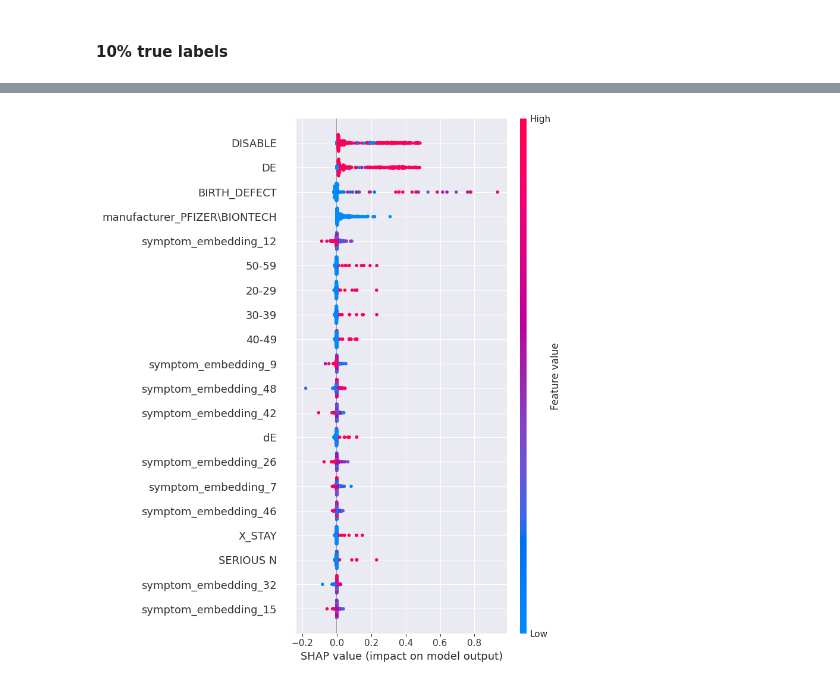
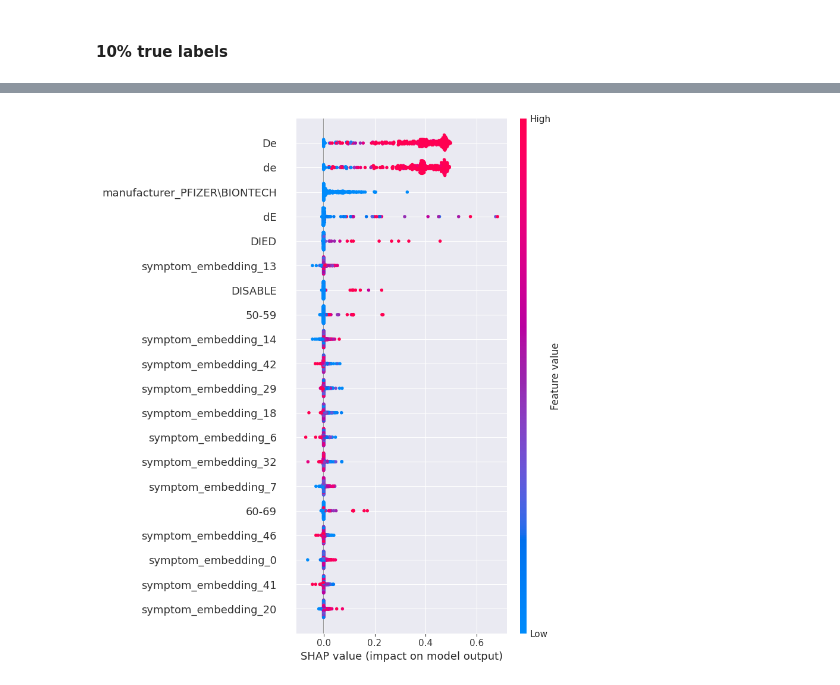
Before and after one commit to ZaNioxX/Masterarbeit, a Jupyter notebook: Machine_Learning/SHAP.ipynb, the cells around one changed output, grey strips where cells are left out. Cells and saved outputs as stored; diff of their text form; code cells hidden in the pictures.

```diff
--- a/Machine_Learning/SHAP.ipynb
+++ b/Machine_Learning/SHAP.ipynb
@@ -66,5 +178,6 @@ shap.summary_plot(shap_values, X_test_10)
 # %%
 with open('../Machine_Learning/Models/Logistic Regression_model_5.pkl', 'rb') as f:
     logreg_5 = pickle.load(f)
-    X_train_5 = pd.read_csv('data/X_train_unique_5.csv')
+    X_train_5 = pd.read_csv('data/X_train_unique_5_shuffled.csv')
+    X_test_5 = pd.read_csv('data/X_test_unique_5_shuffled.csv')
 # %%
@@ -82,4 +303,5 @@ shap.summary_plot(shap_values, X_test_5)
 # %%
 with open('../Machine_Learning/Models/Logistic Regression_model_10.pkl', 'rb') as f:
     logreg_10 = pickle.load(f)
-    X_train_10 = pd.read_csv('data/X_train_unique_10.csv')
+    X_train_10 = pd.read_csv('data/X_train_unique_10_shuffled.csv')
+    X_test_10 = pd.read_csv('data/X_test_unique_10_shuffled.csv')
@@ -146,3 +790,13 @@ shap.summary_plot(shap_values, X_test_5)
 # %%
 with open('../Machine_Learning/Models/Naive Bayes_model_10.pkl', 'rb') as f:
     Naive_Bayes_10 = pickle.load(f)
+
+X_train_10 = pd.read_csv('../Machine_Learning/data/X_train_unique_10_shuffled.csv')
+X_test_10 = pd.read_csv('../Machine_Learning/data/X_test_unique_10_shuffled.csv')
+# %%
+# Fits the explainer
+background = X_test_10
+# background = X_test
+explainer = shap.Explainer(model=Naive_Bayes_10.predict, masker=background, feature_names=X_test_10.columns)
+# Calculates the SHAP values - It takes some time
+shap_values = explainer(background)  # , max_evals=1000
@@ -149,6 +904,4 @@ with open('../Machine_Learning/Models/Naive Bayes_model_10.pkl', 'rb') as f:
 # %%
-ex = shap.Explainer(Naive_Bayes_10.predict, X_train_10)
-shap_values = ex.shap_values(X_test_10)
 shap.summary_plot(shap_values, X_test_10)
 # %% [output]
-[figure, old version]
+[figure, new version]
```
Also changed, not shown: parts of 72 cells of this notebook, 8 other files.
